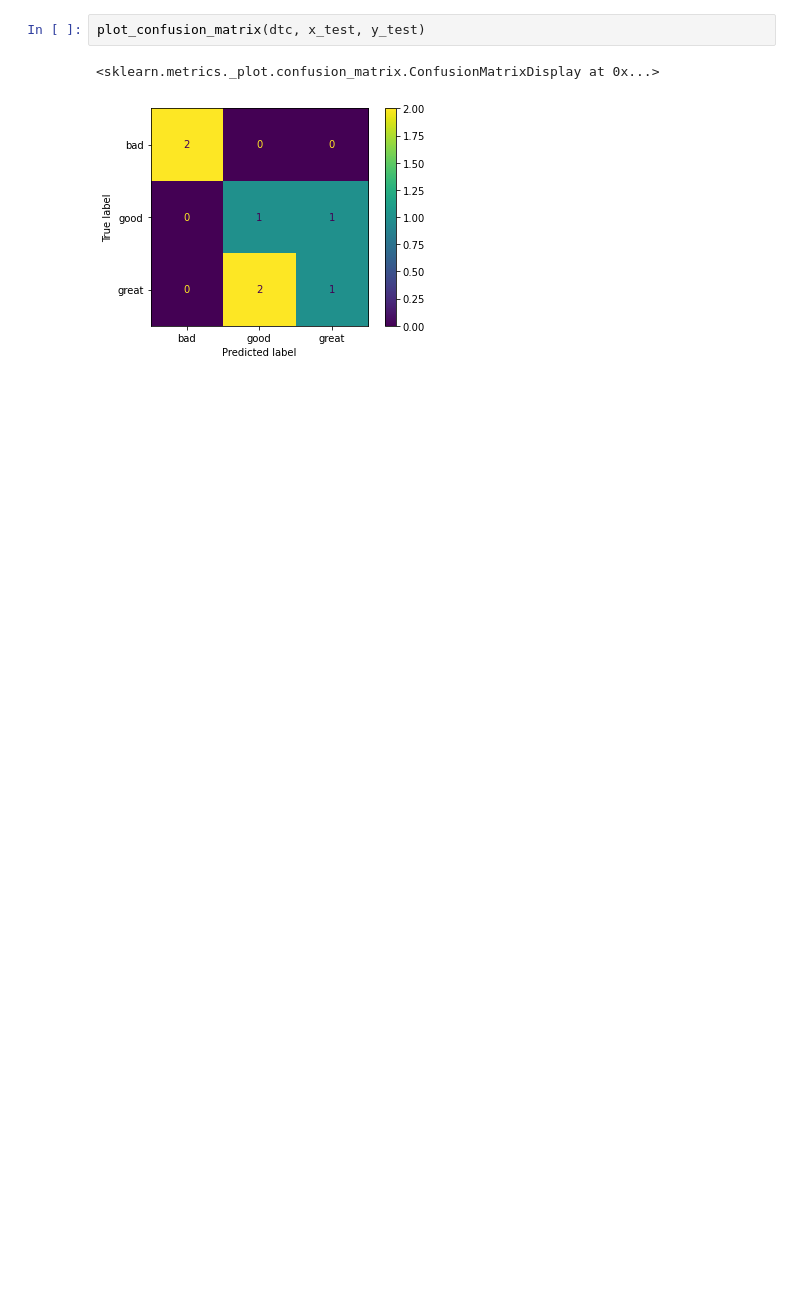
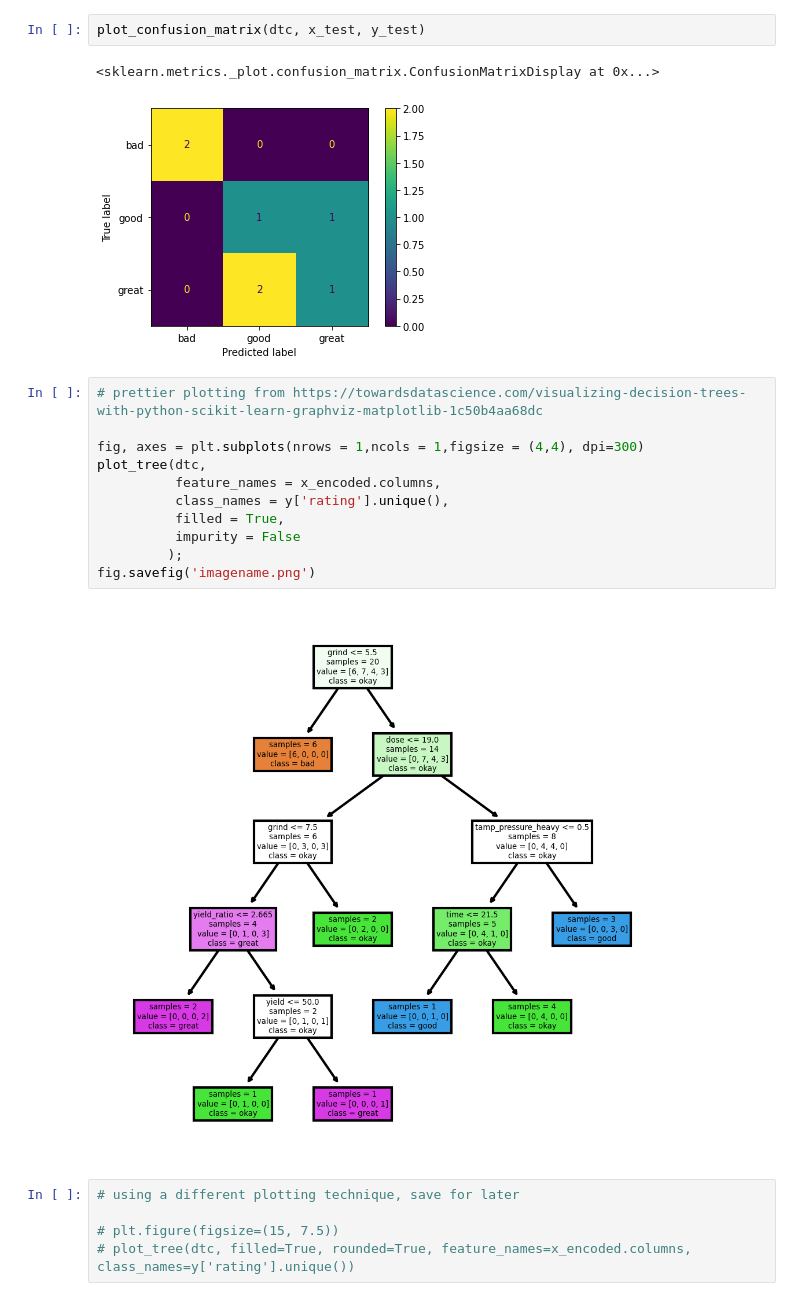
Before and after one commit to Jacob-harris-94/Coffee_CART, a Jupyter notebook: Coffee_CART.ipynb, the cells around one changed output. Cells and saved outputs as stored; diff of their text form; blank space fills up the shorter version.

Commit message:
update to nicer graph visual

```diff
--- a/Coffee_CART.ipynb
+++ b/Coffee_CART.ipynb
@@ -173,3 +153,21 @@ plot_confusion_matrix(dtc, x_test, y_test)
 # %% [output]
 <sklearn.metrics._plot.confusion_matrix.ConfusionMatrixDisplay at 0x...>
 [figure]
+# %%
+# prettier plotting from https://towardsdatascience.com/visualizing-decision-trees-with-python-scikit-learn-graphviz-matplotlib-1c50b4aa68dc
+
+fig, axes = plt.subplots(nrows = 1,ncols = 1,figsize = (4,4), dpi=300)
+plot_tree(dtc,
+          feature_names = x_encoded.columns,
+          class_names = y['rating'].unique(),
+          filled = True,
+          impurity = False
+         );
+fig.savefig('imagename.png')
+# %% [output]
+[figure, added]
+# %%
+# using a different plotting technique, save for later
+
+# plt.figure(figsize=(15, 7.5))
+# plot_tree(dtc, filled=True, rounded=True, feature_names=x_encoded.columns, class_names=y['rating'].unique())
```
Also changed, not shown: parts of 2 cells of this notebook, 1 other file.
